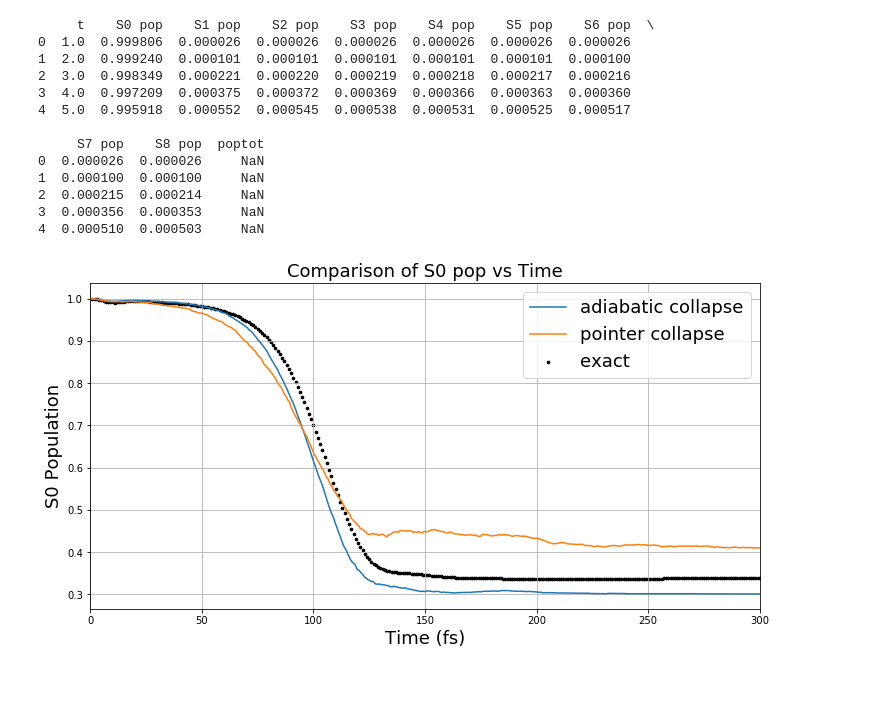
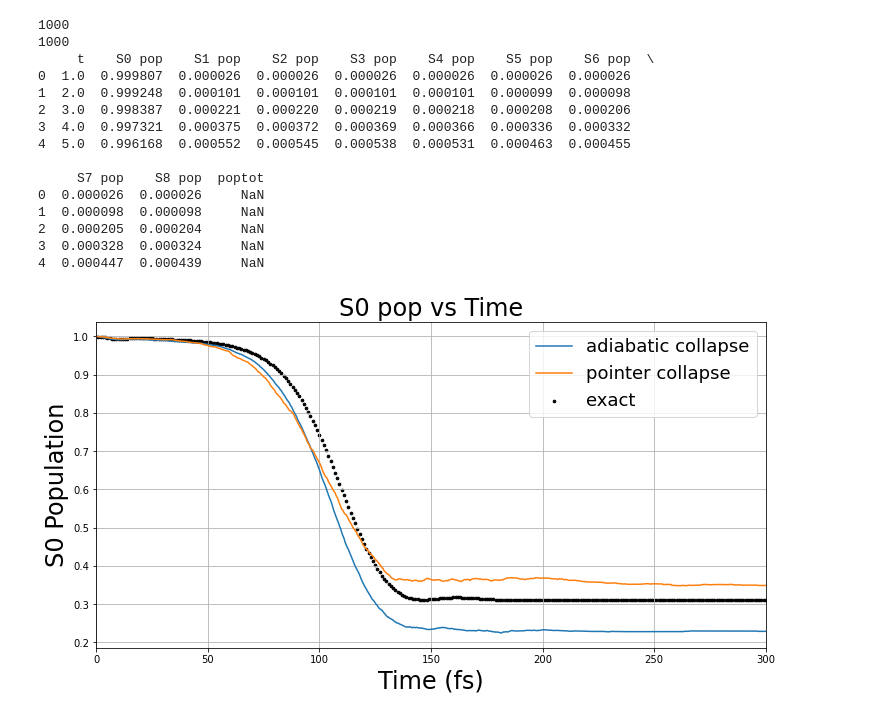
Before and after one commit to blevine37/tab-model, a Jupyter notebook: analysis.ipynb, the cells around one changed output. Saved outputs shown, nothing was run; the diff lists cells and outputs as text; code cells hidden in the pictures; blank space fills up the shorter version.

```diff
--- a/analysis.ipynb
+++ b/analysis.ipynb
@@ -4,8 +4,8 @@ import matplotlib.pyplot as plt
 import glob
 import os
 # Specify the paths to the directories containing the ene*.dat files
-data_directory1 = '/home/adurden/Ari/TAB/m9_1000/adiabatic/data/'
-data_directory2 = '/home/adurden/Ari/TAB/m9_1000/pointer/data/'
+data_directory1 = '/home/adurden/Ari/TAB/m9_1000_split/adiabatic/1/data'
+data_directory2 = '/home/adurden/Ari/TAB/m9_1000_split/pointer/1/data'
 # %%
 
 
@@ -67,57 +67,59 @@ def process_data2(directory):
     columns2 = ["t", "S0 pop", "S1 pop", "S2 pop", "S3 pop", "S4 pop", "S5 pop", "S6 pop", "S7 pop", "S8 pop", "poptot"]
     file_paths = glob.glob(os.path.join(directory, 'dpop*.dat'))
     dfs = []
-
+    count=0
     for file_path in file_paths:
         df = pd.read_csv(file_path, delim_whitespace=True, names=columns2, skiprows=1)
         dfs.append(df)
-
+        count+=1
+    print(count)
     combined_df = pd.concat(dfs)
     average_df = combined_df.groupby('t').mean().reset_index()
     return average_df, len(file_paths)
-data_directory3 = '/home/adurden/Ari/TAB/m9_500_2d/old_rescale/consolidated/'
 avg_df1, file_count1 = process_data2(data_directory1)
 avg_df2, file_count2 = process_data2(data_directory2)
 #avg_df3, file_count3 = process_data2(data_directory3)
 # Plot the data
 
 # Load pop.dat with 1-second interval data
 columns_pop = ["t", "S0 pop", "S1 pop", "S2 pop", "S3 pop", "S4 pop", "S5 pop", "S6 pop", "S7 pop", "S8 pop", "poptot"]
-pop_df = pd.read_csv('/home/adurden/Ari/TAB/m9_1000/pop.dat', delim_whitespace=True, names=columns_pop, index_col=False)
+pop_df = pd.read_csv('/home/adurden/Ari/TAB/m9_1000_split/pop.dat', delim_whitespace=True, names=columns_pop, index_col=False)
 pop_df['t'] = pop_df['t'] / 100
 print(pop_df.head())
 # Plot the dat
 
 
 
 plt.figure(figsize=(12, 6))
 plt.plot(avg_df1['t'], avg_df1['S0 pop'], label='adiabatic collapse')
 plt.plot(avg_df2['t'], avg_df2['S0 pop'], label='pointer collapse')
 #plt.plot(avg_df3['t'], avg_df3['S0 pop'], label='rescales all directions')
 plt.scatter(pop_df['t'], pop_df['S0 pop'], label='exact', color='black', marker='o', s=7)  # Plot as dots with smaller size
-plt.xlabel('Time (fs)', fontsize=18)
-plt.ylabel('S0 Population', fontsize=18)
+plt.xlabel('Time (fs)', fontsize=24)
+plt.ylabel('S0 Population', fontsize=24)
 
 #plot x axis up to 300 fs
 plt.xlim(0, 300)
 
-plt.title('Comparison of S0 pop vs Time', fontsize=18)
+plt.title('S0 pop vs Time', fontsize=24)
 plt.legend(fontsize=18)
 plt.grid(True)
 plt.savefig('S0_pop_m9_1000_split.pdf', format='pdf')
 plt.show()
 # %% [output]
+1000
+1000
      t    S0 pop    S1 pop    S2 pop    S3 pop    S4 pop    S5 pop    S6 pop  \
-0  1.0  0.999806  0.000026  0.000026  0.000026  0.000026  0.000026  0.000026
-1  2.0  0.999240  0.000101  0.000101  0.000101  0.000101  0.000101  0.000100
-2  3.0  0.998349  0.000221  0.000220  0.000219  0.000218  0.000217  0.000216
-3  4.0  0.997209  0.000375  0.000372  0.000369  0.000366  0.000363  0.000360
-4  5.0  0.995918  0.000552  0.000545  0.000538  0.000531  0.000525  0.000517
+0  1.0  0.999807  0.000026  0.000026  0.000026  0.000026  0.000026  0.000026
+1  2.0  0.999248  0.000101  0.000101  0.000101  0.000101  0.000099  0.000098
+2  3.0  0.998387  0.000221  0.000220  0.000219  0.000218  0.000208  0.000206
+3  4.0  0.997321  0.000375  0.000372  0.000369  0.000366  0.000336  0.000332
+4  5.0  0.996168  0.000552  0.000545  0.000538  0.000531  0.000463  0.000455
 
      S7 pop    S8 pop  poptot
 0  0.000026  0.000026     NaN
-1  0.000100  0.000100     NaN
-2  0.000215  0.000214     NaN
-3  0.000356  0.000353     NaN
-4  0.000510  0.000503     NaN
+1  0.000098  0.000098     NaN
+2  0.000205  0.000204     NaN
+3  0.000328  0.000324     NaN
+4  0.000447  0.000439     NaN
-[figure, old version]
+[figure, new version]
```
Also changed, not shown: parts of 1 cell of this notebook, 1 other file.
